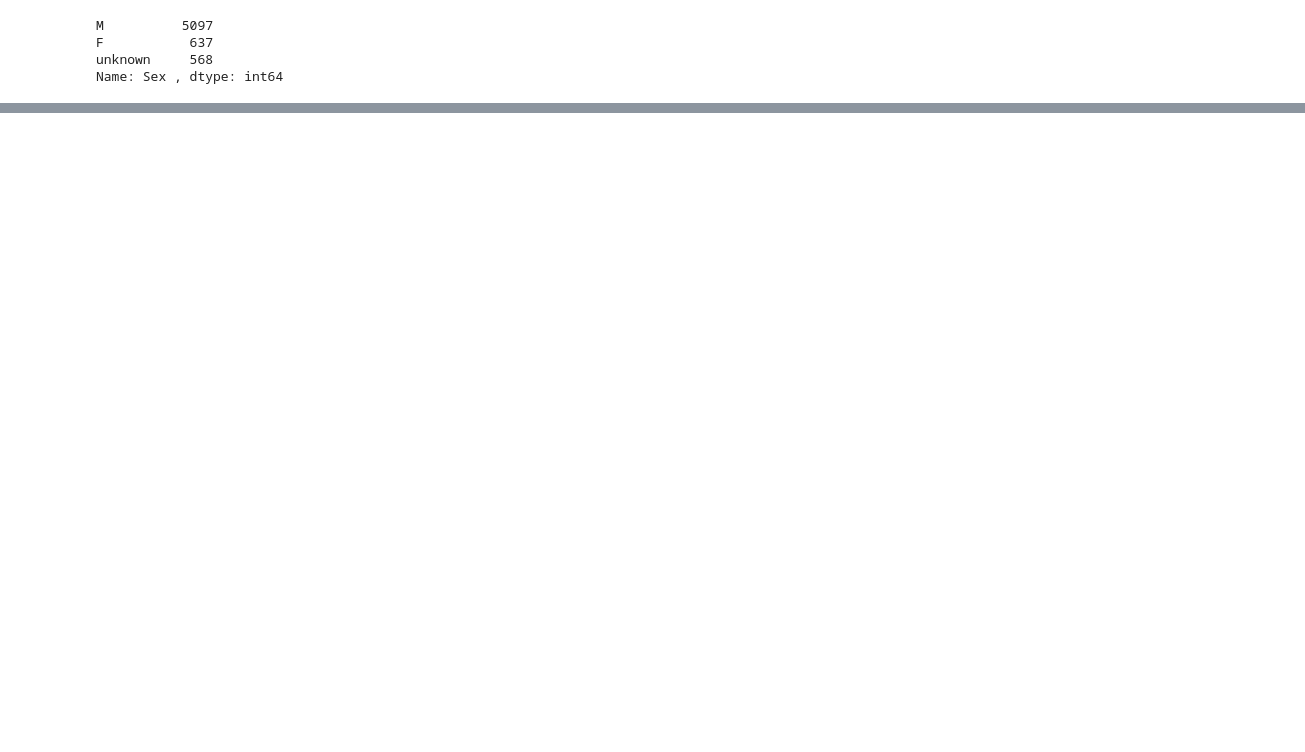
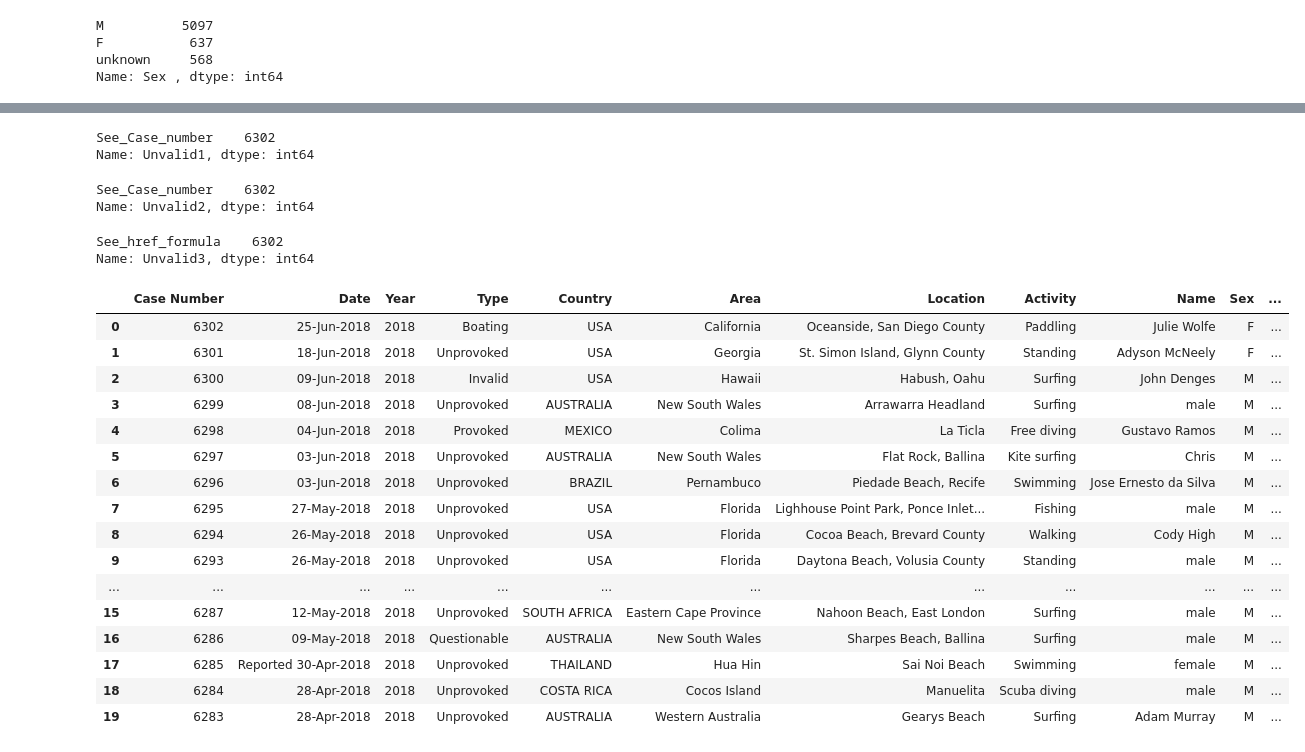
Before and after one commit to Carlosclementegarcia/PROYECTO-SHARKS-CARLOS, a Jupyter notebook: YOUR-CODE/Untitled-1.ipynb, the cells around one changed output, grey strips where cells are left out. Saved outputs shown, nothing was run; the diff lists cells and outputs as text; code cells hidden in the pictures; blank space fills up the shorter version.

```diff
--- a/YOUR-CODE/Untitled-1.ipynb
+++ b/YOUR-CODE/Untitled-1.ipynb
@@ -192,0 +206,40 @@ Name: Sex , dtype: int64
+# %%
+df['Unvalid1'] = 'See_Case_number' #Cambio los valores por repetidos
+print(df['Unvalid1'].value_counts())
+# %% [output]
+See_Case_number    6302
+Name: Unvalid1, dtype: int64
+# %%
+df['Unvalid2'] = 'See_Case_number' #Cambio los valores por repetidos
+print(df['Unvalid2'].value_counts())
+# %% [output]
+See_Case_number    6302
+Name: Unvalid2, dtype: int64
+# %%
+df = df.rename(columns={'href': 'Unvalid3'}) #nuevo nombre de columna
+# %%
+df['Unvalid3'] = 'See_href_formula' #Cambio los valores por repetidos
+print(df['Unvalid3'].value_counts())
+# %% [output]
+See_href_formula    6302
+Name: Unvalid3, dtype: int64
+# %%
+display(df.head(20))
+# %% [output]
+|  | Case Number | Date | Year | Type | Country | Area | Location | Activity | Name | Sex | ... |
+| 0 | 6302 | 25-Jun-2018 | 2018 | Boating | USA | California | Oceanside, San Diego County | Paddling | Julie Wolfe | F | ... |
+| 1 | 6301 | 18-Jun-2018 | 2018 | Unprovoked | USA | Georgia | St. Simon Island, Glynn County | Standing | Adyson McNeely | F | ... |
+| 2 | 6300 | 09-Jun-2018 | 2018 | Invalid | USA | Hawaii | Habush, Oahu | Surfing | John Denges | M | ... |
+| 3 | 6299 | 08-Jun-2018 | 2018 | Unprovoked | AUSTRALIA | New South Wales | Arrawarra Headland | Surfing | male | M | ... |
+| 4 | 6298 | 04-Jun-2018 | 2018 | Provoked | MEXICO | Colima | La Ticla | Free diving | Gustavo Ramos | M | ... |
+| 5 | 6297 | 03-Jun-2018 | 2018 | Unprovoked | AUSTRALIA | New South Wales | Flat Rock, Ballina | Kite surfing | Chris | M | ... |
+| 6 | 6296 | 03-Jun-2018 | 2018 | Unprovoked | BRAZIL | Pernambuco | Piedade Beach, Recife | Swimming | Jose Ernesto da Silva | M | ... |
+| 7 | 6295 | 27-May-2018 | 2018 | Unprovoked | USA | Florida | Lighhouse Point Park, Ponce Inlet... | Fishing | male | M | ... |
+| 8 | 6294 | 26-May-2018 | 2018 | Unprovoked | USA | Florida | Cocoa Beach, Brevard County | Walking | Cody High | M | ... |
+| 9 | 6293 | 26-May-2018 | 2018 | Unprovoked | USA | Florida | Daytona Beach, Volusia County | Standing | male | M | ... |
+| ... | ... | ... | ... | ... | ... | ... | ... | ... | ... | ... | ... |
+| 15 | 6287 | 12-May-2018 | 2018 | Unprovoked | SOUTH AFRICA | Eastern Cape Province | Nahoon Beach, East London | Surfing | male | M | ... |
+| 16 | 6286 | 09-May-2018 | 2018 | Questionable | AUSTRALIA | New South Wales | Sharpes Beach, Ballina | Surfing | male | M | ... |
+| 17 | 6285 | Reported 30-Apr-2018 | 2018 | Unprovoked | THAILAND | Hua Hin | Sai Noi Beach | Swimming | female | M | ... |
+| 18 | 6284 | 28-Apr-2018 | 2018 | Unprovoked | COSTA RICA | Cocos Island | Manuelita | Scuba diving | male | M | ... |
+| 19 | 6283 | 28-Apr-2018 | 2018 | Unprovoked | AUSTRALIA | Western Australia | Gearys Beach | Surfing | Adam Murray | M | ... |
```
Also changed, not shown: parts of 14 cells of this notebook.
